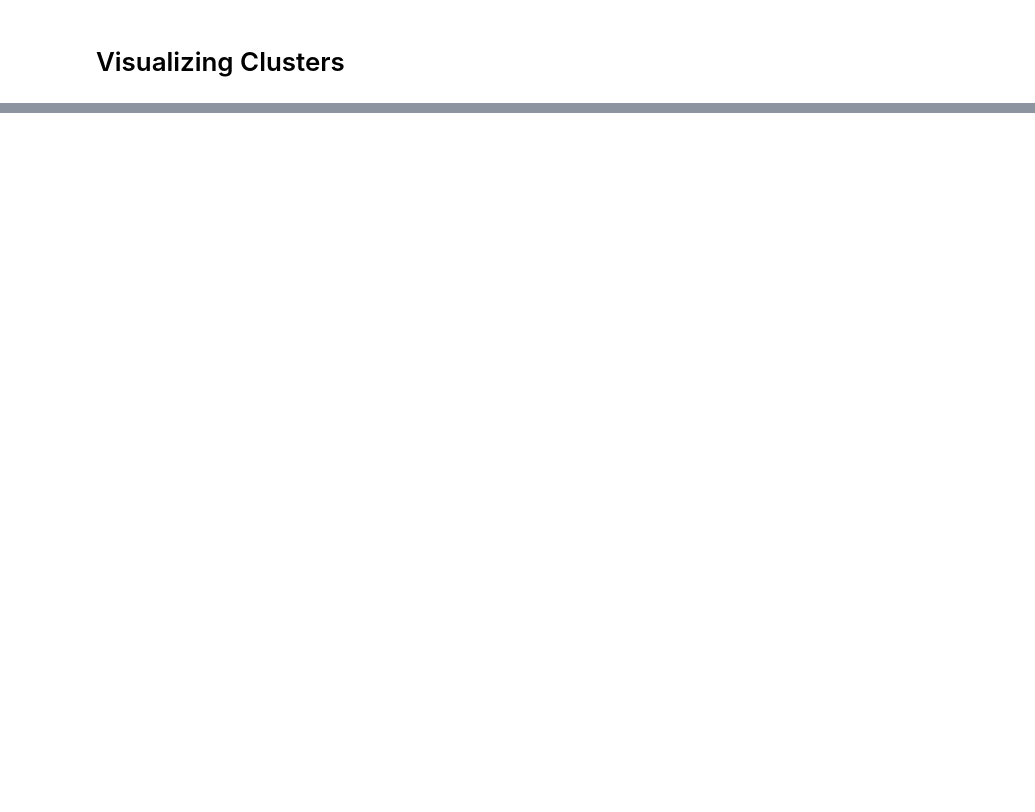
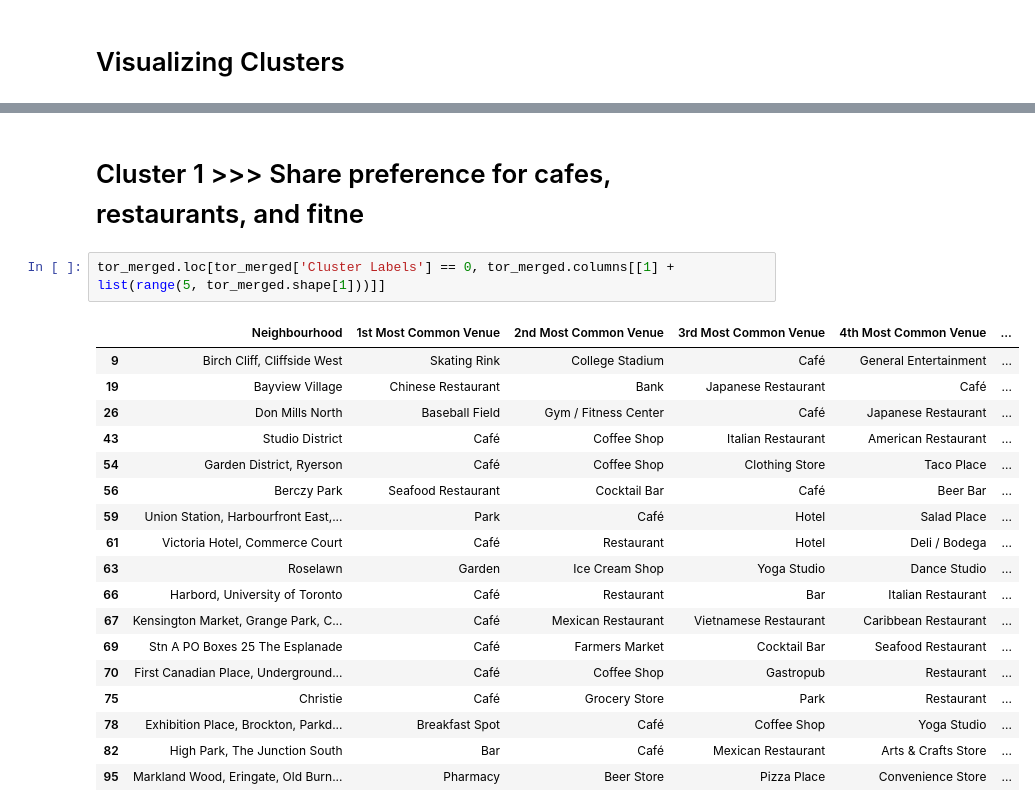
Before and after one commit to Daylen-Mackey/Coursera_Capstone, a Jupyter notebook: Segmenting and Clustering Toronto Neighbourhoods 3.ipynb, the cells around one changed output, grey strips where cells are left out. Saved outputs shown, nothing was run; the diff lists cells and outputs as text; blank space fills up the shorter version.

```diff
--- a/Segmenting and Clustering Toronto Neighbourhoods 3.ipynb
+++ b/Segmenting and Clustering Toronto Neighbourhoods 3.ipynb
@@ -398,3 +398,26 @@ for lat, lon, poi, cluster in zip(tor_merged['Latitude'], tor_merged['Longitude'
 map_clusters
 # %% [output]
 [interactive output not drawn]
+# %% [markdown]
+# Cluster 1 >>> Share preference for cafes, restaurants, and fitne
+# %%
+tor_merged.loc[tor_merged['Cluster Labels'] == 0, tor_merged.columns[[1] + list(range(5, tor_merged.shape[1]))]]
+# %% [output]
+|  | Neighbourhood | 1st Most Common Venue | 2nd Most Common Venue | 3rd Most Common Venue | 4th Most Common Venue | ... |
+| 9 | Birch Cliff, Cliffside West | Skating Rink | College Stadium | Café | General Entertainment | ... |
+| 19 | Bayview Village | Chinese Restaurant | Bank | Japanese Restaurant | Café | ... |
+| 26 | Don Mills North | Baseball Field | Gym / Fitness Center | Café | Japanese Restaurant | ... |
+| 43 | Studio District | Café | Coffee Shop | Italian Restaurant | American Restaurant | ... |
+| 54 | Garden District, Ryerson | Café | Coffee Shop | Clothing Store | Taco Place | ... |
+| 56 | Berczy Park | Seafood Restaurant | Cocktail Bar | Café | Beer Bar | ... |
+| 59 | Union Station, Harbourfront East,... | Park | Café | Hotel | Salad Place | ... |
+| 61 | Victoria Hotel, Commerce Court | Café | Restaurant | Hotel | Deli / Bodega | ... |
+| 63 | Roselawn | Garden | Ice Cream Shop | Yoga Studio | Dance Studio | ... |
+| 66 | Harbord, University of Toronto | Café | Restaurant | Bar | Italian Restaurant | ... |
+| 67 | Kensington Market, Grange Park, C... | Café | Mexican Restaurant | Vietnamese Restaurant | Caribbean Restaurant | ... |
+| 69 | Stn A PO Boxes 25 The Esplanade | Café | Farmers Market | Cocktail Bar | Seafood Restaurant | ... |
+| 70 | First Canadian Place, Underground... | Café | Coffee Shop | Gastropub | Restaurant | ... |
+| 75 | Christie | Café | Grocery Store | Park | Restaurant | ... |
+| 78 | Exhibition Place, Brockton, Parkd... | Breakfast Spot | Café | Coffee Shop | Yoga Studio | ... |
+| 82 | High Park, The Junction South | Bar | Café | Mexican Restaurant | Arts & Crafts Store | ... |
+| 95 | Markland Wood, Eringate, Old Burn... | Pharmacy | Beer Store | Pizza Place | Convenience Store | ... |
```
Also changed, not shown: parts of 12 cells of this notebook.
